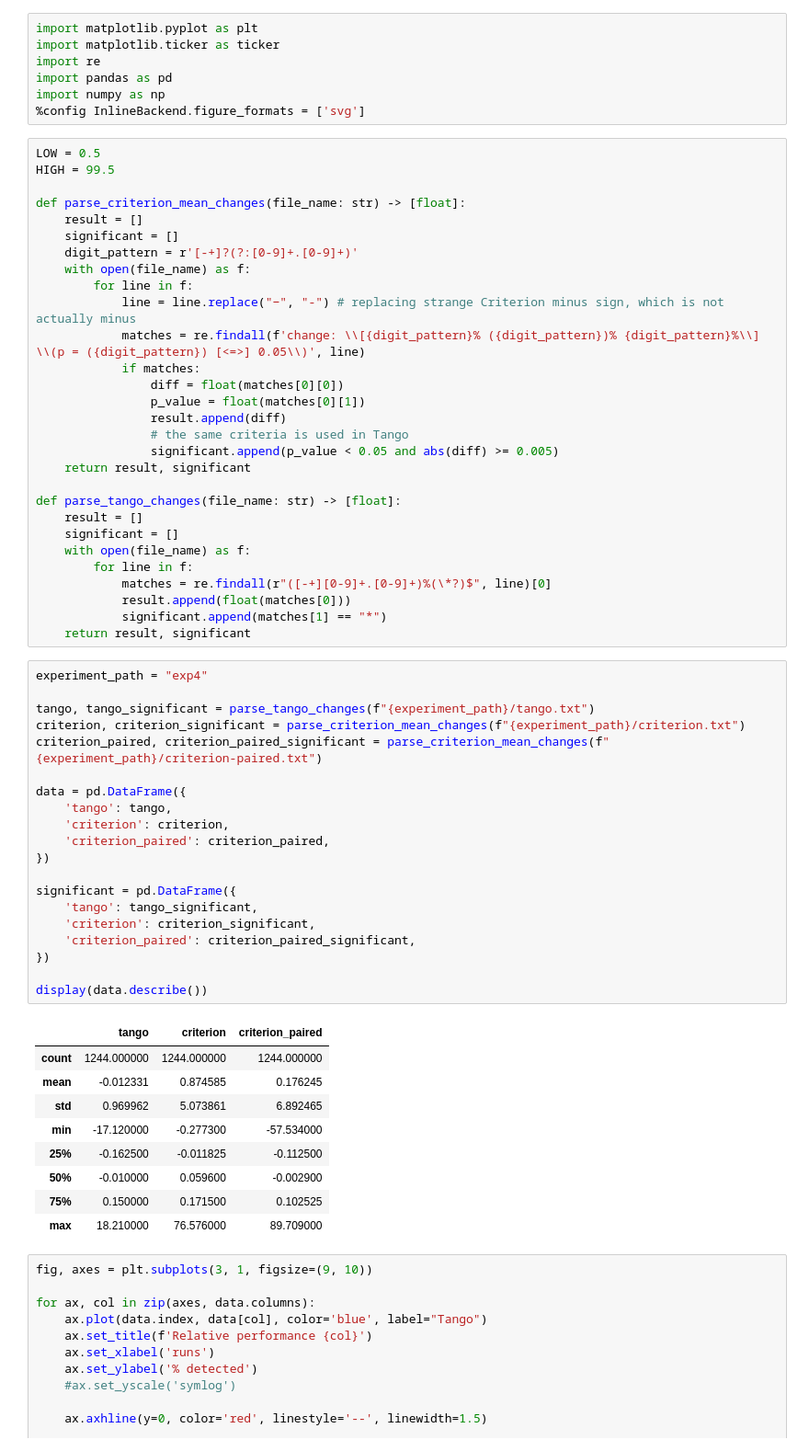
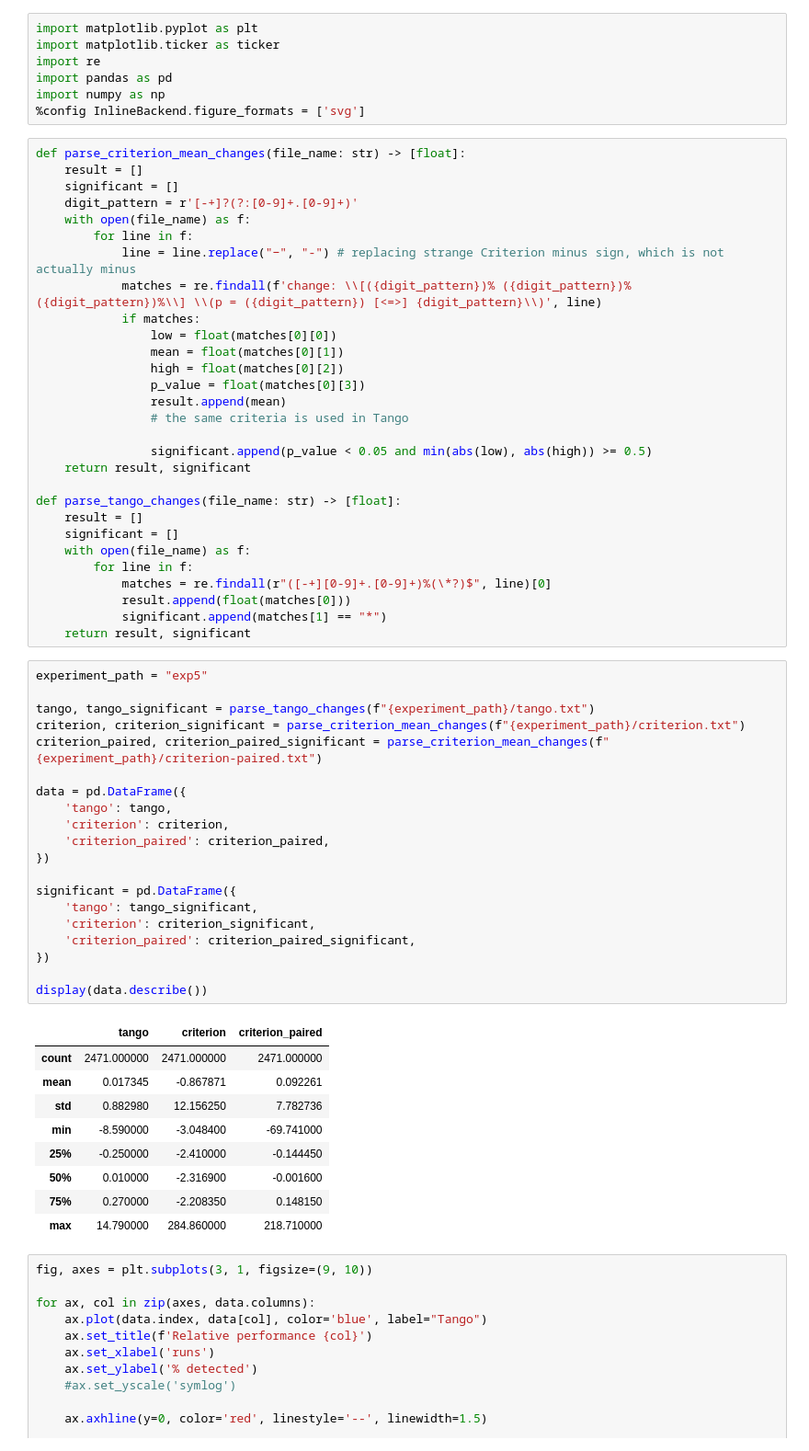
Before and after one commit to bazhenov/tango, a Jupyter notebook: tango-compare/graph.ipynb, the cells around one changed output. Shown at 92% size. Saved outputs shown, nothing was run; the diff lists cells and outputs as text.

```diff
--- a/tango-compare/graph.ipynb
+++ b/tango-compare/graph.ipynb
@@ -6,9 +6,6 @@ import pandas as pd
 import numpy as np
 %config InlineBackend.figure_formats = ['svg']
 # %%
-LOW = 0.5
-HIGH = 99.5
-
 def parse_criterion_mean_changes(file_name: str) -> [float]:
     result = []
     significant = []
@@ -16,13 +13,16 @@ def parse_criterion_mean_changes(file_name: str) -> [float]:
     with open(file_name) as f:
         for line in f:
             line = line.replace("−", "-") # replacing strange Criterion minus sign, which is not actually minus
-            matches = re.findall(f'change: \\[{digit_pattern}% ({digit_pattern})% {digit_pattern}%\\] \\(p = ({digit_pattern}) [<=>] 0.05\\)', line)
+            matches = re.findall(f'change: \\[({digit_pattern})% ({digit_pattern})% ({digit_pattern})%\\] \\(p = ({digit_pattern}) [<=>] {digit_pattern}\\)', line)
             if matches:
-                diff = float(matches[0][0])
-                p_value = float(matches[0][1])
-                result.append(diff)
+                low = float(matches[0][0])
+                mean = float(matches[0][1])
+                high = float(matches[0][2])
+                p_value = float(matches[0][3])
+                result.append(mean)
                 # the same criteria is used in Tango
-                significant.append(p_value < 0.05 and abs(diff) >= 0.005)
+
+                significant.append(p_value < 0.05 and min(abs(low), abs(high)) >= 0.5)
     return result, significant
 
 def parse_tango_changes(file_name: str) -> [float]:
@@ -35,35 +35,35 @@ def parse_tango_changes(file_name: str) -> [float]:
             significant.append(matches[1] == "*")
     return result, significant
 # %%
-experiment_path = "exp4"
+experiment_path = "exp5"
 
 tango, tango_significant = parse_tango_changes(f"{experiment_path}/tango.txt")
 criterion, criterion_significant = parse_criterion_mean_changes(f"{experiment_path}/criterion.txt")
 criterion_paired, criterion_paired_significant = parse_criterion_mean_changes(f"{experiment_path}/criterion-paired.txt")
 
 data = pd.DataFrame({
     'tango': tango,
     'criterion': criterion,
     'criterion_paired': criterion_paired,
 })
 
 significant = pd.DataFrame({
     'tango': tango_significant,
     'criterion': criterion_significant,
     'criterion_paired': criterion_paired_significant,
 })
 
 display(data.describe())
 # %% [output]
 |  | tango | criterion | criterion_paired |
-| count | 1244.000000 | 1244.000000 | 1244.000000 |
-| mean | -0.012331 | 0.874585 | 0.176245 |
-| std | 0.969962 | 5.073861 | 6.892465 |
-| min | -17.120000 | -0.277300 | -57.534000 |
-| 25% | -0.162500 | -0.011825 | -0.112500 |
-| 50% | -0.010000 | 0.059600 | -0.002900 |
-| 75% | 0.150000 | 0.171500 | 0.102525 |
-| max | 18.210000 | 76.576000 | 89.709000 |
+| count | 2471.000000 | 2471.000000 | 2471.000000 |
+| mean | 0.017345 | -0.867871 | 0.092261 |
+| std | 0.882980 | 12.156250 | 7.782736 |
+| min | -8.590000 | -3.048400 | -69.741000 |
+| 25% | -0.250000 | -2.410000 | -0.144450 |
+| 50% | 0.010000 | -2.316900 | -0.001600 |
+| 75% | 0.270000 | -2.208350 | 0.148150 |
+| max | 14.790000 | 284.860000 | 218.710000 |
 # %%
 fig, axes = plt.subplots(3, 1, figsize=(9, 10))
 
```
Also changed, not shown: parts of 2 cells of this notebook, 4 other files.
